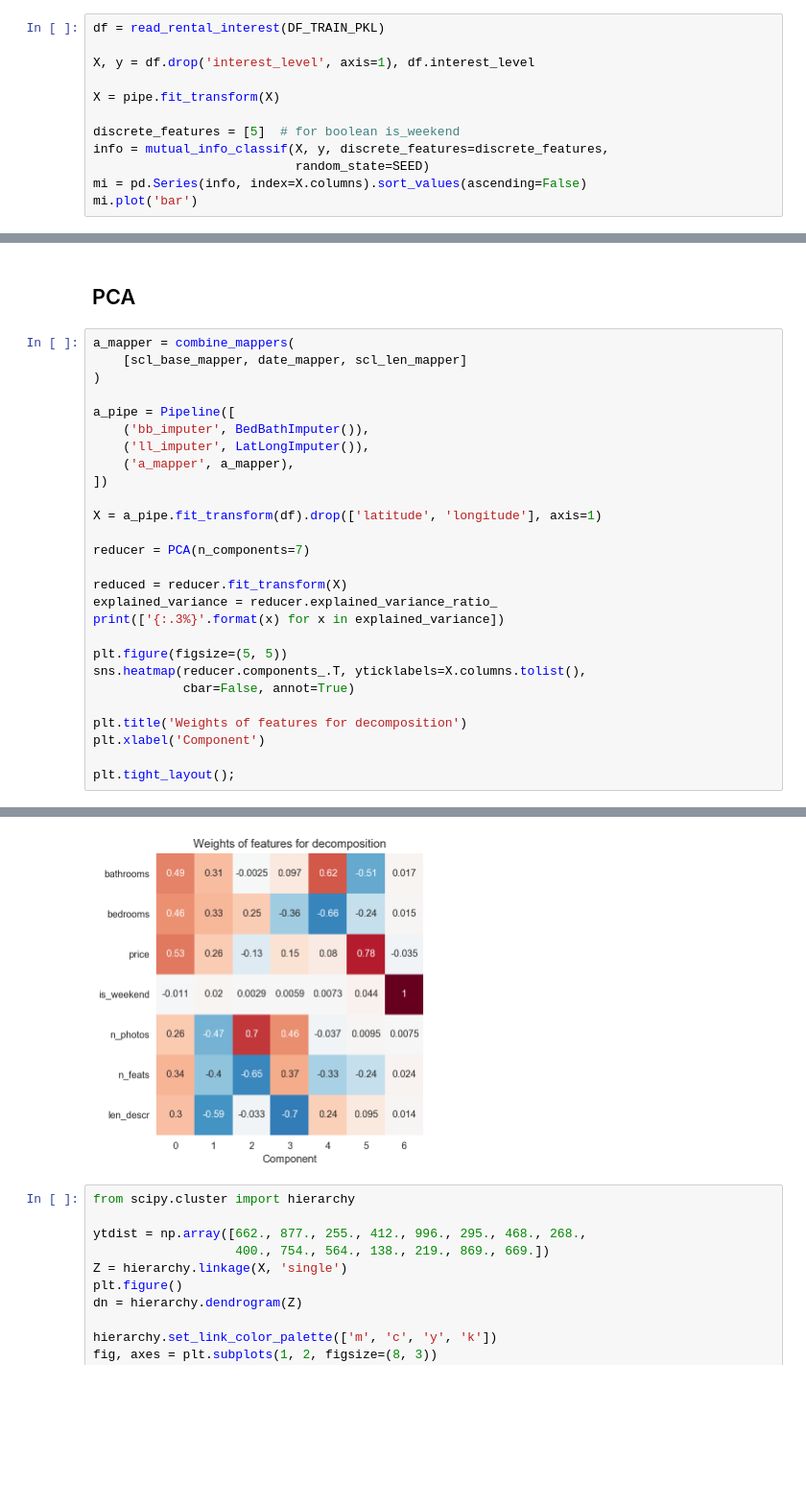
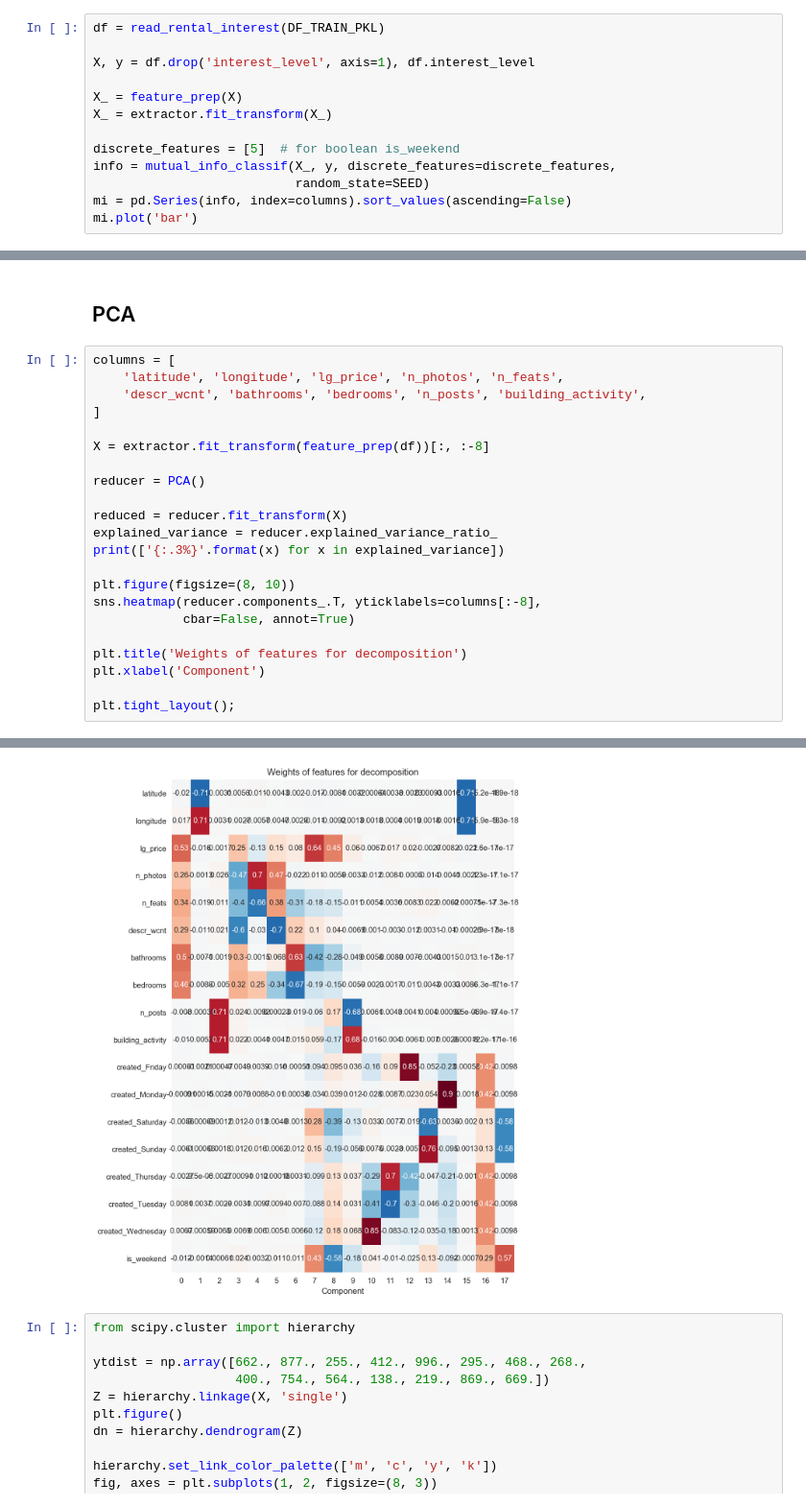
Before and after one commit to mdlynch37/kaggle-rental-interest, a Jupyter notebook: Executable/Main.ipynb, the cells around one changed output, grey strips where cells are left out. Shown at 96% size. Saved outputs shown, nothing was run; the diff lists cells and outputs as text; blank space fills up the shorter version.

```diff
--- a/Executable/Main.ipynb
+++ b/Executable/Main.ipynb
@@ -1029,12 +1069,13 @@ df = read_rental_interest(DF_TRAIN_PKL)
 
 X, y = df.drop('interest_level', axis=1), df.interest_level
 
-X = pipe.fit_transform(X)
+X_ = feature_prep(X)
+X_ = extractor.fit_transform(X_)
 
 discrete_features = [5]  # for boolean is_weekend
-info = mutual_info_classif(X, y, discrete_features=discrete_features,
+info = mutual_info_classif(X_, y, discrete_features=discrete_features,
                            random_state=SEED)
-mi = pd.Series(info, index=X.columns).sort_values(ascending=False)
+mi = pd.Series(info, index=columns).sort_values(ascending=False)
 mi.plot('bar')
 # %% [output]
 <matplotlib.axes._subplots.AxesSubplot at 0x...>
@@ -1064,26 +1105,21 @@ plt.show()
 # %% [markdown]
 ## PCA
 # %%
-a_mapper = combine_mappers(
-    [scl_base_mapper, date_mapper, scl_len_mapper]
-)
+columns = [
+    'latitude', 'longitude', 'lg_price', 'n_photos', 'n_feats',
+    'descr_wcnt', 'bathrooms', 'bedrooms', 'n_posts', 'building_activity',
+]
 
-a_pipe = Pipeline([
-    ('bb_imputer', BedBathImputer()),
-    ('ll_imputer', LatLongImputer()),
-    ('a_mapper', a_mapper),
-])
+X = extractor.fit_transform(feature_prep(df))[:, :-8]
 
-X = a_pipe.fit_transform(df).drop(['latitude', 'longitude'], axis=1)
-
-reducer = PCA(n_components=7)
+reducer = PCA()
 
 reduced = reducer.fit_transform(X)
 explained_variance = reducer.explained_variance_ratio_
 print(['{:.3%}'.format(x) for x in explained_variance])
 
-plt.figure(figsize=(5, 5))
-sns.heatmap(reducer.components_.T, yticklabels=X.columns.tolist(),
+plt.figure(figsize=(8, 10))
+sns.heatmap(reducer.components_.T, yticklabels=columns[:-8],
             cbar=False, annot=True)
 
 plt.title('Weights of features for decomposition')
@@ -1095,4 +1131,4 @@ plt.tight_layout();
-[figure, old version]
+[figure, new version]
 # %%
 from scipy.cluster import hierarchy
 
```
Also changed, not shown: parts of 45 cells of this notebook, 9 other files.
